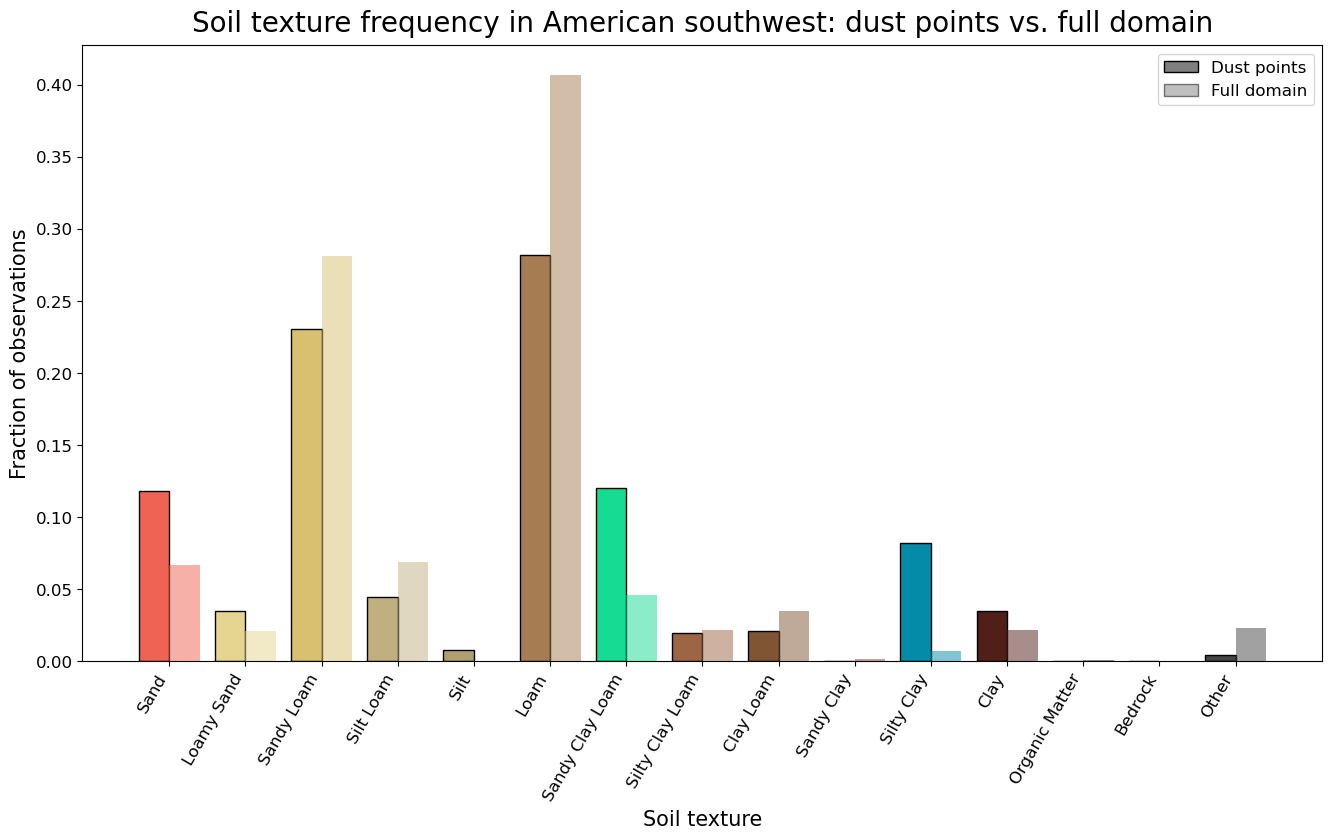
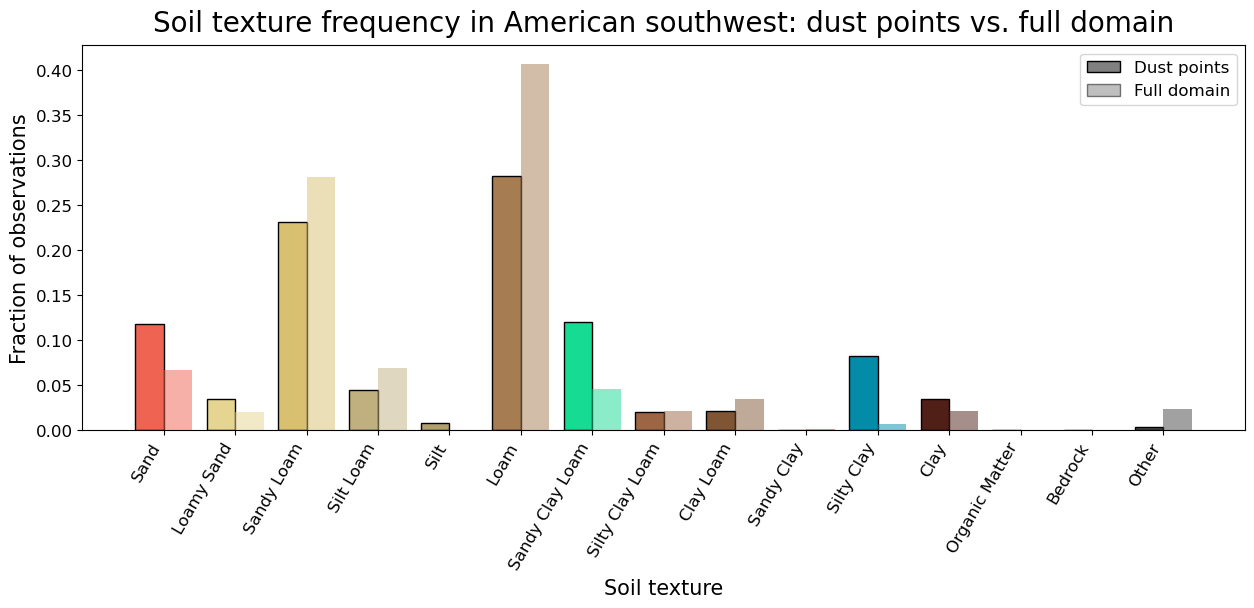
Code edit (unified diff) that turned the first committed figure into the second:
--- before
+++ after
@@ -13,5 +13,5 @@
 width = 0.4
 
-fig, ax = plt.subplots(figsize=(16, 8))
+fig, ax = plt.subplots(figsize=(15, 5))
 
 for i, k in enumerate(categories):

Commit: Improved bar chart for surface cover